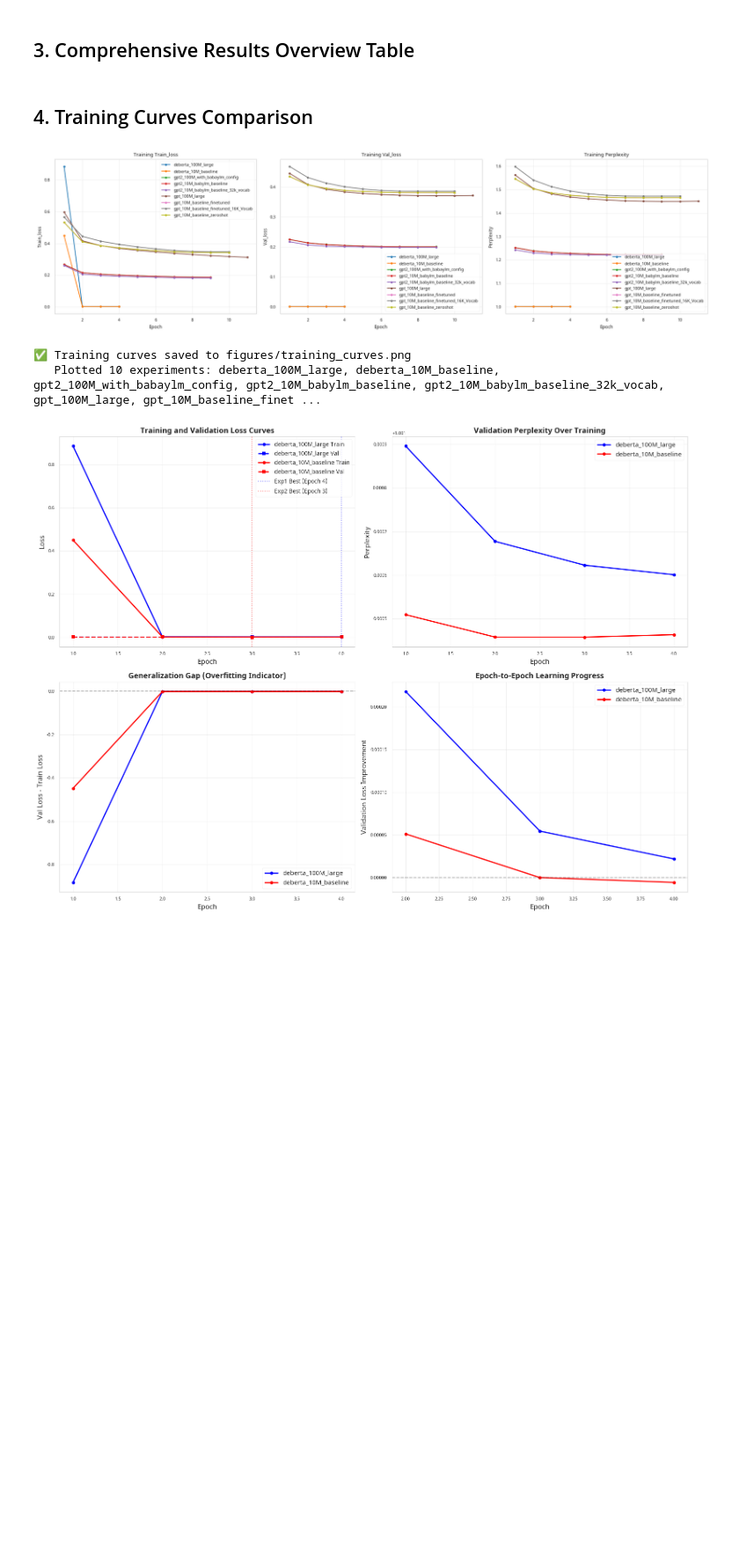
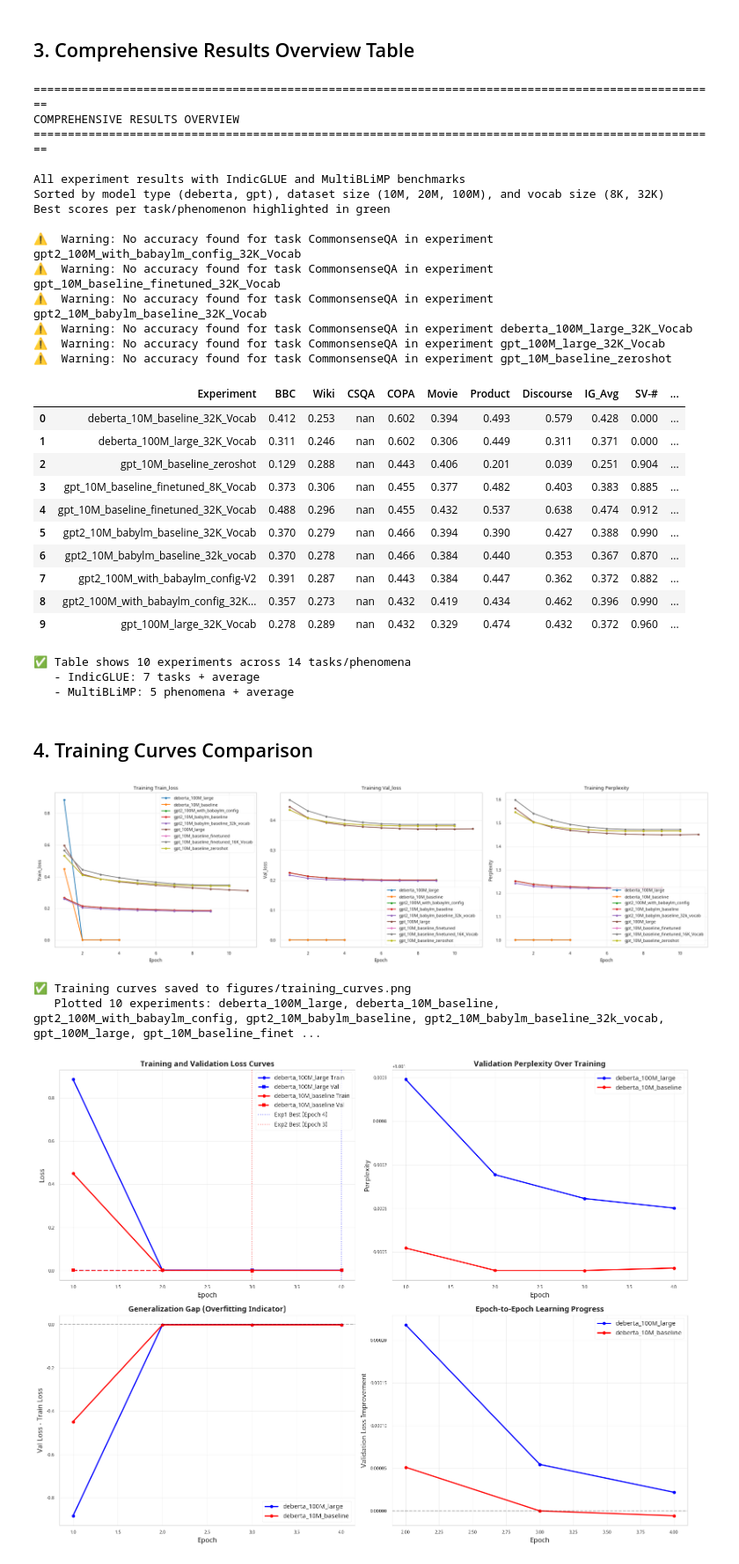
Before and after one commit to ayushtalreja/Hindi-BabyLM-Data-Efficient-Language-Modeling-for-Hindi, a Jupyter notebook: notebooks/02_results_analysis.ipynb, the cells around one changed output. Shown at 88% size. Saved outputs shown, nothing was run; the diff lists cells and outputs as text; code cells hidden in the pictures; blank space fills up the shorter version.

```diff
--- a/notebooks/02_results_analysis.ipynb
+++ b/notebooks/02_results_analysis.ipynb
@@ -274,7 +274,7 @@ INDICGLUE_ABBREV = {
     'BBCArticlesClassification': 'BBC',
     'Wikipedia Section Title Prediction': 'Wiki',
     'CommonsenseQA': 'CSQA',
-    'WinogradNLI': 'WNLI',
+    # 'WinogradNLI': 'WNLI',
     'Choice of Plausible Alternatives': 'COPA',
     'MovieReviewSentiment': 'Movie',
     'ProductReviewSentiment': 'Product',
@@ -401,33 +401,62 @@ def style_results_table(df):
                 for v in col]
 
     # Apply column-wise highlighting
     styled = df.style.apply(highlight_best, axis=0)
 
     # Format numeric columns to 3 decimal places
     numeric_cols = df.select_dtypes(include=[np.number]).columns
     format_dict = {col: '{:.3f}' for col in numeric_cols}
     styled = styled.format(format_dict)
 
     return styled
 
 # Create comprehensive results table
 print("="*100)
 print("COMPREHENSIVE RESULTS OVERVIEW")
 print("="*100)
 print("\nAll experiment results with IndicGLUE and MultiBLiMP benchmarks")
 print("Sorted by model type (deberta, gpt), dataset size (10M, 20M, 100M), and vocab size (8K, 32K)")
 print("Best scores per task/phenomenon highlighted in green\n")
 
 # Build table
 results_df = create_comprehensive_results_table(analyzer)
 
 # Apply styling and display
 styled_results = style_results_table(results_df)
 display(styled_results)
 
 print(f"\n✅ Table shows {len(results_df)} experiments across {len(results_df.columns)-1} tasks/phenomena")
 print(f"   - IndicGLUE: {len(INDICGLUE_ABBREV)} tasks + average")
 print(f"   - MultiBLiMP: 5 phenomena + average")
+# %% [output]
+====================================================================================================
+COMPREHENSIVE RESULTS OVERVIEW
+====================================================================================================
+
+All experiment results with IndicGLUE and MultiBLiMP benchmarks
+Sorted by model type (deberta, gpt), dataset size (10M, 20M, 100M), and vocab size (8K, 32K)
+Best scores per task/phenomenon highlighted in green
+
+⚠️  Warning: No accuracy found for task CommonsenseQA in experiment gpt2_100M_with_babaylm_config_32K_Vocab
+⚠️  Warning: No accuracy found for task CommonsenseQA in experiment gpt_10M_baseline_finetuned_32K_Vocab
+⚠️  Warning: No accuracy found for task CommonsenseQA in experiment gpt2_10M_babylm_baseline_32K_Vocab
+⚠️  Warning: No accuracy found for task CommonsenseQA in experiment deberta_100M_large_32K_Vocab
+⚠️  Warning: No accuracy found for task CommonsenseQA in experiment gpt_100M_large_32K_Vocab
+⚠️  Warning: No accuracy found for task CommonsenseQA in experiment gpt_10M_baseline_zeroshot
+|  | Experiment | BBC | Wiki | CSQA | COPA | Movie | Product | Discourse | IG_Avg | SV-# | ... |
+| 0 | deberta_10M_baseline_32K_Vocab | 0.412 | 0.253 | nan | 0.602 | 0.394 | 0.493 | 0.579 | 0.428 | 0.000 | ... |
+| 1 | deberta_100M_large_32K_Vocab | 0.311 | 0.246 | nan | 0.602 | 0.306 | 0.449 | 0.311 | 0.371 | 0.000 | ... |
+| 2 | gpt_10M_baseline_zeroshot | 0.129 | 0.288 | nan | 0.443 | 0.406 | 0.201 | 0.039 | 0.251 | 0.904 | ... |
+| 3 | gpt_10M_baseline_finetuned_8K_Vocab | 0.373 | 0.306 | nan | 0.455 | 0.377 | 0.482 | 0.403 | 0.383 | 0.885 | ... |
+| 4 | gpt_10M_baseline_finetuned_32K_Vocab | 0.488 | 0.296 | nan | 0.455 | 0.432 | 0.537 | 0.638 | 0.474 | 0.912 | ... |
+| 5 | gpt2_10M_babylm_baseline_32K_Vocab | 0.370 | 0.279 | nan | 0.466 | 0.394 | 0.390 | 0.427 | 0.388 | 0.990 | ... |
+| 6 | gpt2_10M_babylm_baseline_32k_vocab | 0.370 | 0.278 | nan | 0.466 | 0.384 | 0.440 | 0.353 | 0.367 | 0.870 | ... |
+| 7 | gpt2_100M_with_babaylm_config-V2 | 0.391 | 0.287 | nan | 0.443 | 0.384 | 0.447 | 0.362 | 0.372 | 0.882 | ... |
+| 8 | gpt2_100M_with_babaylm_config_32K... | 0.357 | 0.273 | nan | 0.432 | 0.419 | 0.434 | 0.462 | 0.396 | 0.990 | ... |
+| 9 | gpt_100M_large_32K_Vocab | 0.278 | 0.289 | nan | 0.432 | 0.329 | 0.474 | 0.432 | 0.372 | 0.960 | ... |
+✅ Table shows 10 experiments across 14 tasks/phenomena
+   - IndicGLUE: 7 tasks + average
+   - MultiBLiMP: 5 phenomena + average
 # %% [markdown]
 ## 4. Training Curves Comparison
 # %%
```
Also changed, not shown: parts of 1 cell of this notebook.
